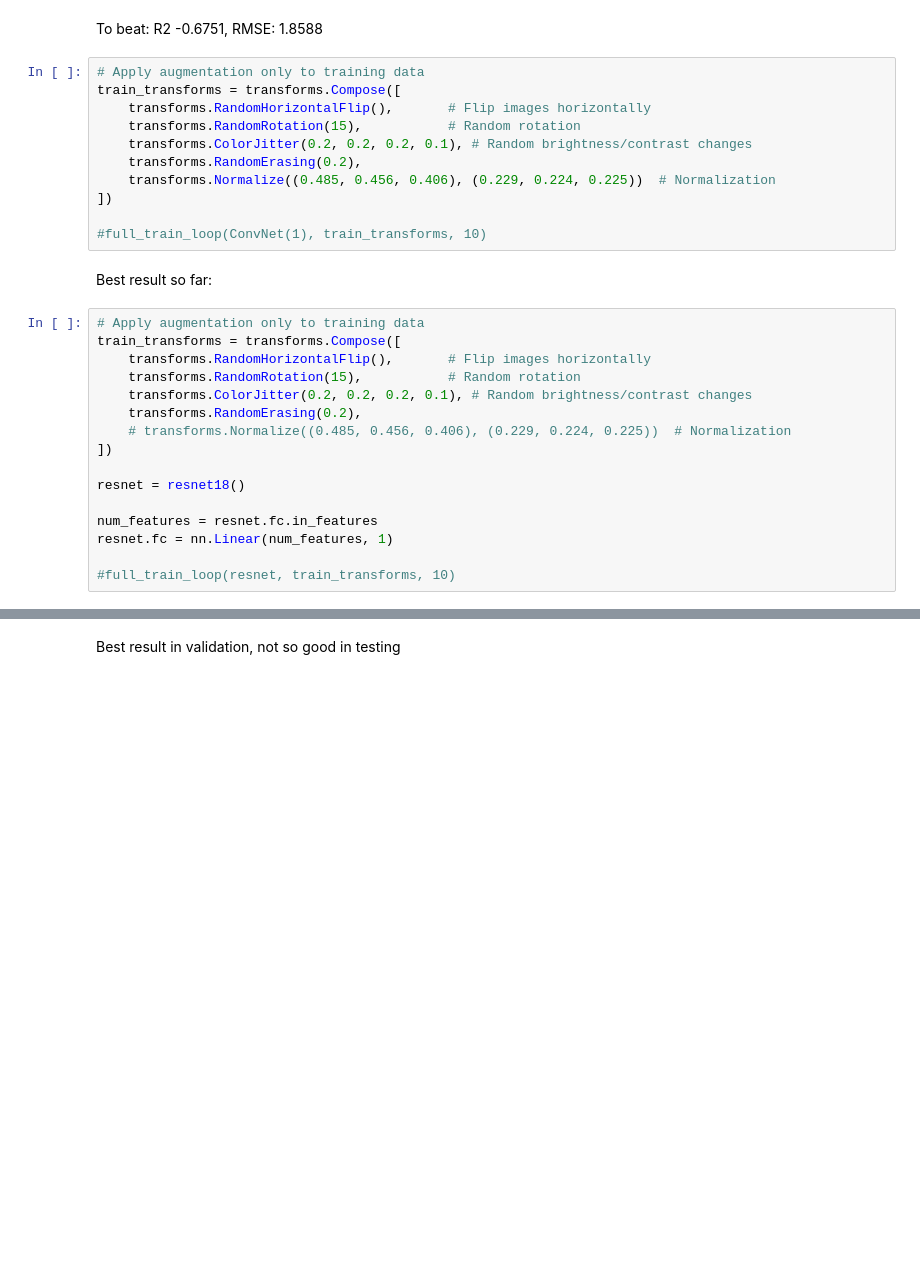
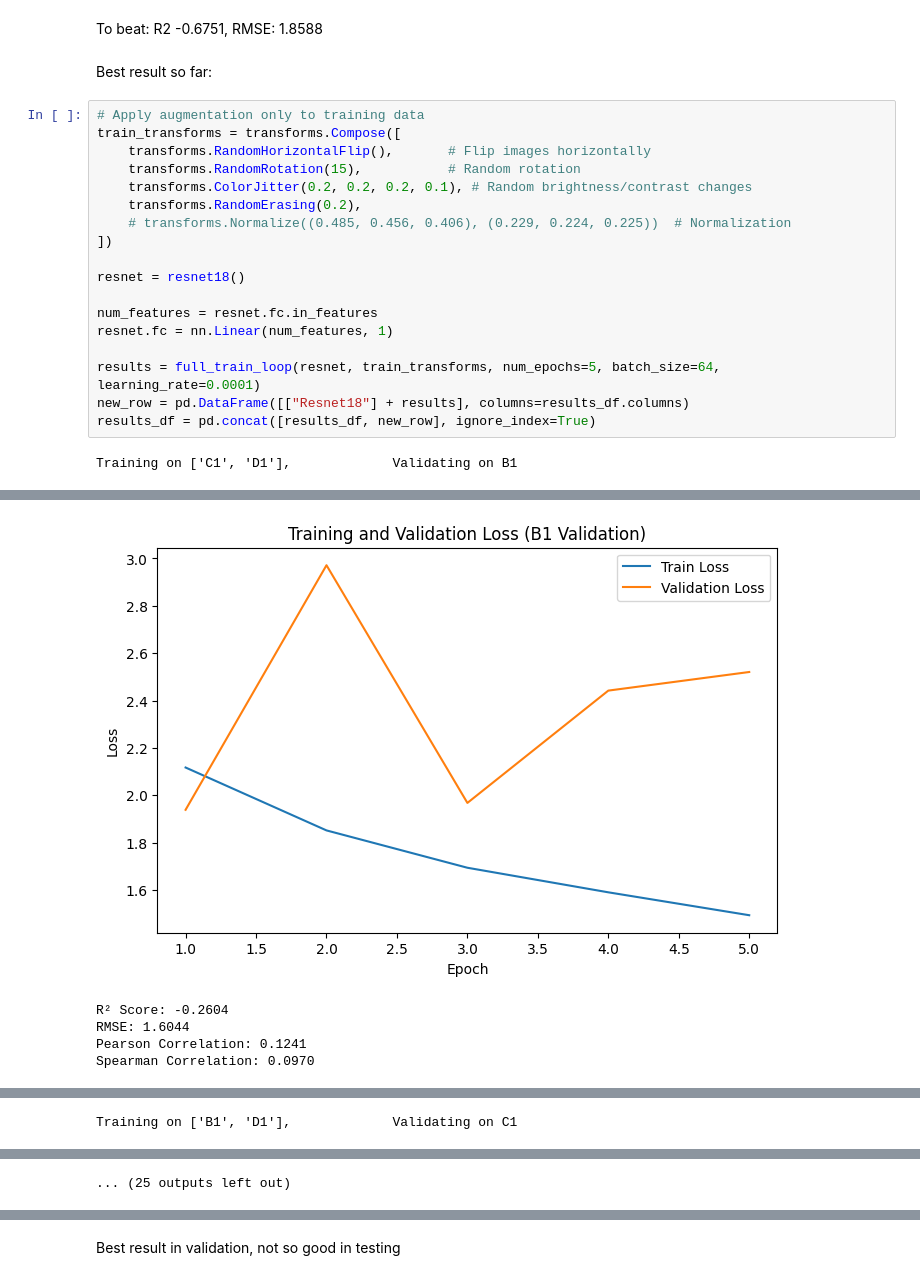
Before and after one commit to gblawrence03/CS909-materials, a Jupyter notebook: 2025/A2/test_output.ipynb, the cells around one changed output, grey strips where cells are left out. Cells and saved outputs as stored; diff of their text form; blank space fills up the shorter version.

```diff
--- a/2025/A2/test_output.ipynb
+++ b/2025/A2/test_output.ipynb
@@ -364,16 +396,5 @@ train_transforms = transforms.Compose([
 # %% [markdown]
 To beat: R2 -0.6751, RMSE: 1.8588
-# %%
-# Apply augmentation only to training data
-train_transforms = transforms.Compose([
-    transforms.RandomHorizontalFlip(),       # Flip images horizontally
-    transforms.RandomRotation(15),           # Random rotation
-    transforms.ColorJitter(0.2, 0.2, 0.2, 0.1), # Random brightness/contrast changes
-    transforms.RandomErasing(0.2),
-    transforms.Normalize((0.485, 0.456, 0.406), (0.229, 0.224, 0.225))  # Normalization
-])
-
-#full_train_loop(ConvNet(1), train_transforms, 10)
 # %% [markdown]
 Best result so far:
 # %%
@@ -391,4 +412,8 @@ resnet = resnet18()
 num_features = resnet.fc.in_features
 resnet.fc = nn.Linear(num_features, 1)
 
-#full_train_loop(resnet, train_transforms, 10)
+results = full_train_loop(resnet, train_transforms, num_epochs=5, batch_size=64, learning_rate=0.0001)
+new_row = pd.DataFrame([["Resnet18"] + results], columns=results_df.columns)
+results_df = pd.concat([results_df, new_row], ignore_index=True)
+# %% [output]
+Training on ['C1', 'D1'],             Validating on B1
@@ -394,0 +425,5 @@ resnet.fc = nn.Linear(num_features, 1)
+[figure, added]
+R² Score: -0.2604
+RMSE: 1.6044
+Pearson Correlation: 0.1241
+Spearman Correlation: 0.0970
@@ -394,0 +431 @@ resnet.fc = nn.Linear(num_features, 1)
+Training on ['B1', 'D1'],             Validating on C1
@@ -394,0 +434 @@ resnet.fc = nn.Linear(num_features, 1)
+... (25 outputs left out)
```
Also changed, not shown: parts of 16 cells of this notebook, 3 other files.
